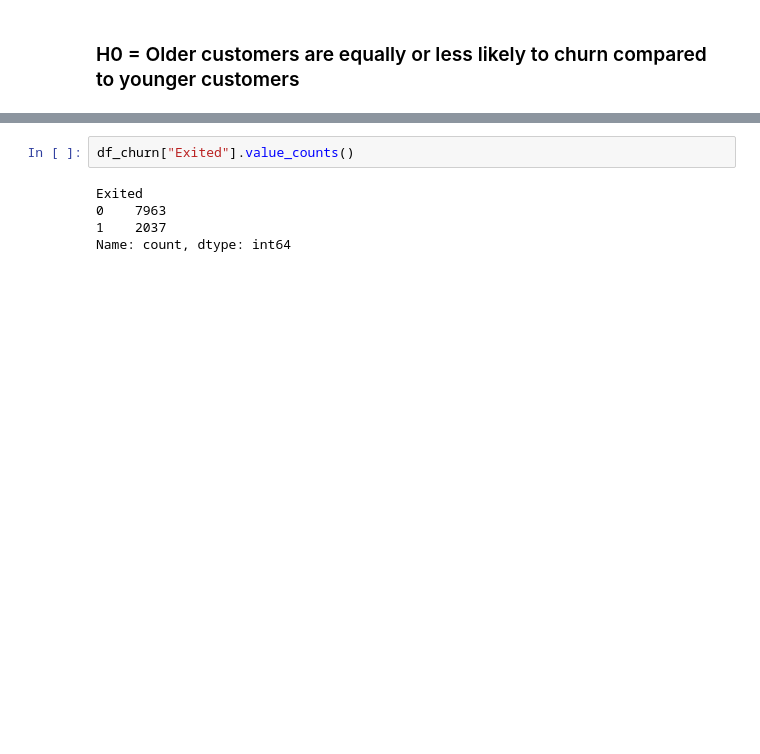
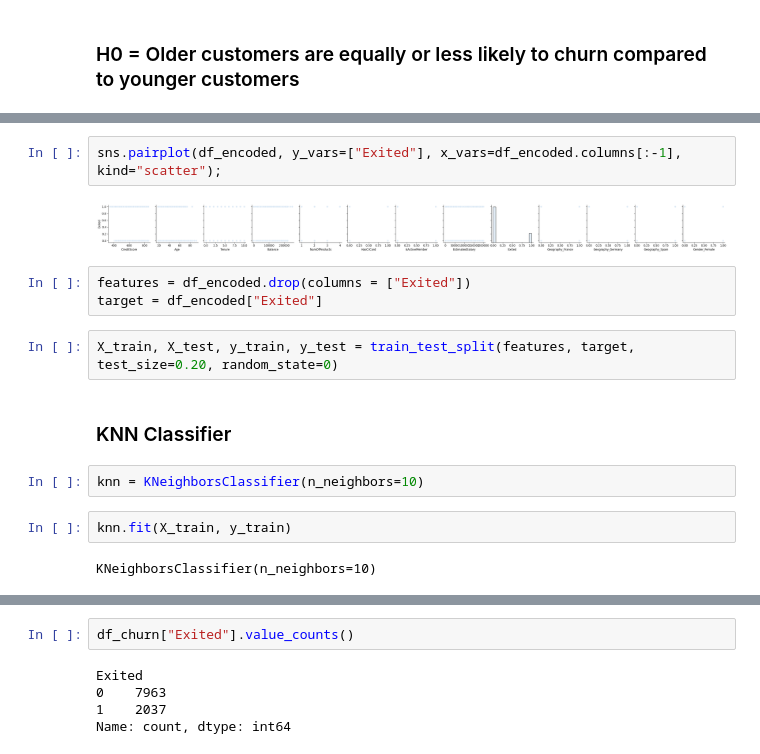
Before and after one commit to Loredane-2024/final-project, a Jupyter notebook: notebooks/final_project.ipynb, the cells around one changed output, grey strips where cells are left out. Saved outputs shown, nothing was run; the diff lists cells and outputs as text; blank space fills up the shorter version.

```diff
--- a/notebooks/final_project.ipynb
+++ b/notebooks/final_project.ipynb
@@ -365,0 +544,17 @@ plt.show()
+# %%
+sns.pairplot(df_encoded, y_vars=["Exited"], x_vars=df_encoded.columns[:-1], kind="scatter");
+# %% [output]
+[figure, added]
+# %%
+features = df_encoded.drop(columns = ["Exited"])
+target = df_encoded["Exited"]
+# %%
+X_train, X_test, y_train, y_test = train_test_split(features, target, test_size=0.20, random_state=0)
+# %% [markdown]
+### KNN Classifier
+# %%
+knn = KNeighborsClassifier(n_neighbors=10)
+# %%
+knn.fit(X_train, y_train)
+# %% [output]
+KNeighborsClassifier(n_neighbors=10)
```
Also changed, not shown: parts of 96 cells of this notebook.
